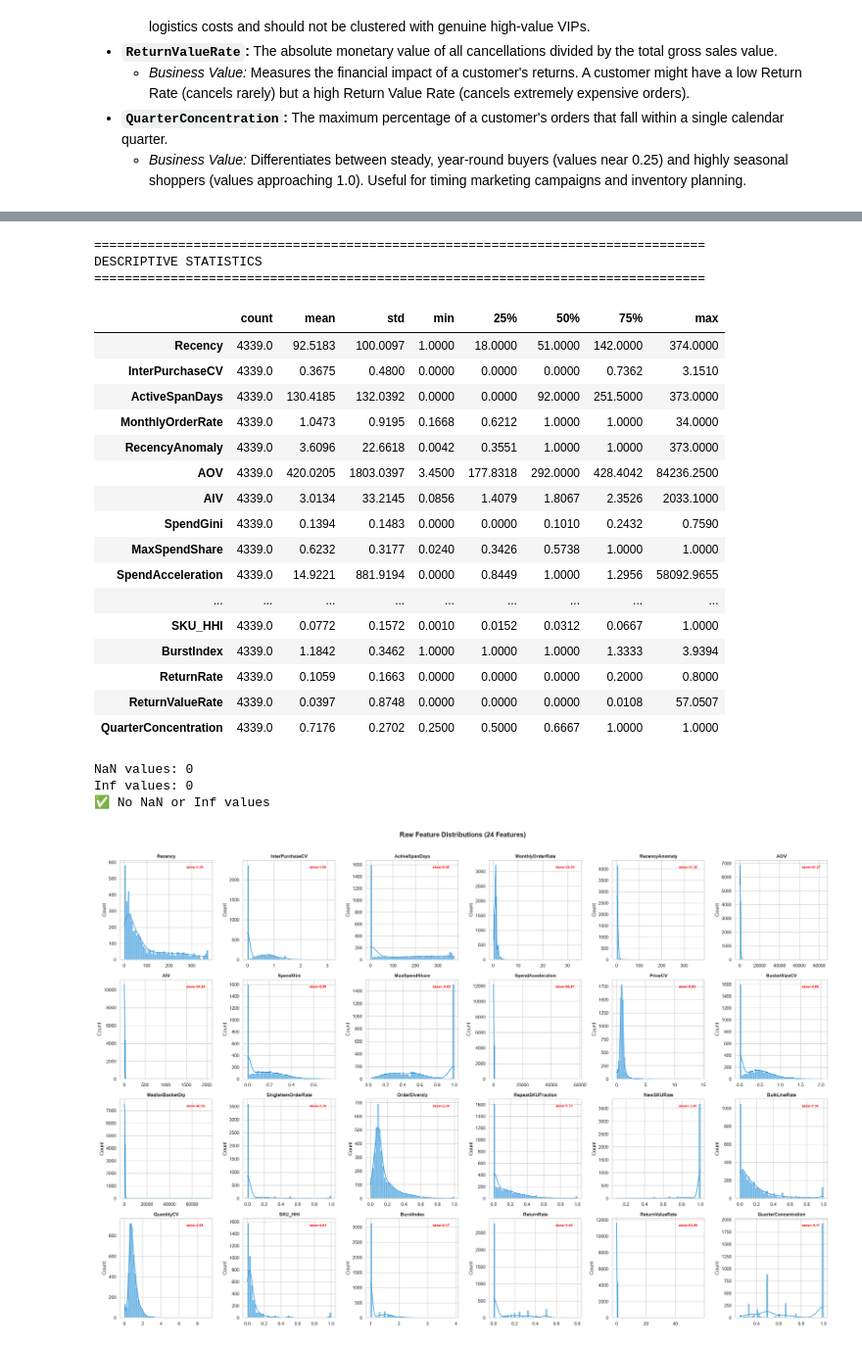
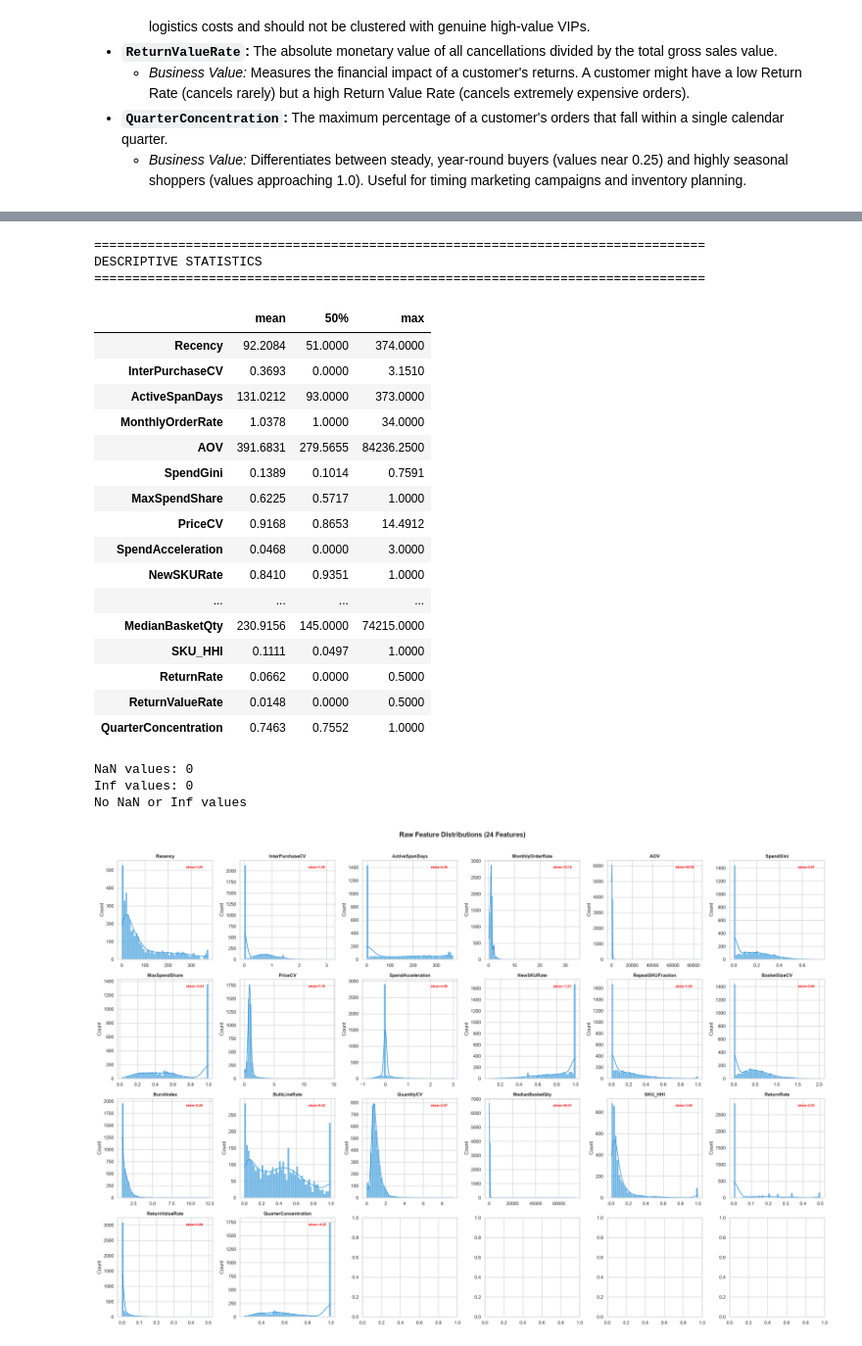
Before and after one commit to LouisTran1701/ecommerce-customer-segmentation, a Jupyter notebook: notebook/02_feature_engineering.ipynb, the cells around one changed output, grey strips where cells are left out. Shown at 98% size. Cells and saved outputs as stored; diff of their text form; code cells hidden in the pictures.

```diff
--- a/notebook/02_feature_engineering.ipynb
+++ b/notebook/02_feature_engineering.ipynb
@@ -77,9 +43,9 @@ Date range: 2010-12-01 08:26:00 → 2011-12-09 12:50:00
 # %%
 # Cancellation invoices start with 'C'
-is_cancel = df['InvoiceNo'].astype(str).str.startswith('C')
+is_cancel = raw['InvoiceNo'].astype(str).str.startswith('C')
 
 df_cancels = df[is_cancel].copy()
-df_sales = df[~is_cancel].copy()
+df_sales = df
 
 # For sales, enforce positive Quantity (should already be, but be safe)
 df_sales = df_sales[df_sales['Quantity'] > 0]
@@ -125,7 +90,7 @@ order_summary = df_sales.groupby(['CustomerID', 'InvoiceNo']).agg(
     line_count=('StockCode', 'count'),
     total_qty=('Quantity', 'sum'),
     unique_skus=('StockCode', 'nunique'),
-).reset_index()
+).reset_index().sort_values(['CustomerID', 'order_date'])
 
 print(f"Order summary: {order_summary.shape[0]:,} orders")
 
@@ -179,26 +149,25 @@ def purchase_rhythm_features(group):
     if n_orders < 2:
         inter_cv = 0.0
         monthly_rate = float(n_orders)  # treat as 1 month
-        recency_anomaly=1.0
     else:
-        gaps = dates.diff().dt.days.dropna()
+        gaps = dates.diff().dt.days
         inter_cv = cv(gaps)
-        months = max(active_span / 30.44, 1.0)
+        months = max(active_span / 30, 1.0)
         monthly_rate = n_orders / months
         mean_gap = gaps.mean()
-        recency_anomaly = recency / max(mean_gap, 1.0)
 
     return pd.Series({
         'Recency': recency,
         'InterPurchaseCV': inter_cv,
         'ActiveSpanDays': active_span,
         'MonthlyOrderRate': monthly_rate,
-        'RecencyAnomaly': recency_anomaly
     })
 
 print("Computing Purchase Rhythm features...")
 f_rhythm = order_summary.groupby('CustomerID').apply(
     purchase_rhythm_features, include_groups=False
 )
+
+display(f_rhythm.head())
 # %% [output]
 Computing Purchase Rhythm features...
@@ -422,19 +425,27 @@ cancel_invoice_count = df_cancels.groupby('CustomerID')['InvoiceNo'].nunique()
 all_customers = sales_invoice_count.index
 cancel_aligned = cancel_invoice_count.reindex(all_customers, fill_value=0)
 total_invoices = sales_invoice_count + cancel_aligned
-return_rate = (cancel_aligned / total_invoices).rename('ReturnRate')
+return_rate = (cancel_aligned / total_invoices).fillna(0.0).rename('ReturnRate')
 
 # ReturnValueRate: |cancellation value| / total sales value
 sales_value = df_sales.groupby('CustomerID')['TotalPrice'].sum()
 cancel_value = df_cancels.groupby('CustomerID')['TotalPrice'].sum().abs()
 cancel_value_aligned = cancel_value.reindex(all_customers, fill_value=0)
-return_value_rate = (cancel_value_aligned / sales_value.clip(lower=1e-6)).rename('ReturnValueRate')
+
+total_cash_flow = sales_value + cancel_value_aligned
+return_value_rate = (cancel_value_aligned / total_cash_flow.clip(lower=1e-6)).fillna(0.0).rename('ReturnValueRate')
 
 # QuarterConcentration: max quarterly order share
 def quarter_concentration(group):
-    """Max share of orders in any calendar quarter."""
-    quarters = group['order_date'].dt.quarter.value_counts(normalize=True)
-    return quarters.max()
+    """Max share of SPEND in any calendar quarter."""
+    q_spend = group.groupby(group['order_date'].dt.quarter)['order_total'].sum()
+    total_spend = q_spend.sum()
+
+    if total_spend <= 0:
+        return 0.25
+
+    max_share = q_spend.max() / total_spend
+    return float(np.clip(max_share, 0.25, 1.0))
 
 q_conc = order_summary.groupby('CustomerID').apply(
     quarter_concentration, include_groups=False
@@ -443,7 +454,9 @@ q_conc = order_summary.groupby('CustomerID').apply(
 f_lifecycle = pd.DataFrame({
     'ReturnRate': return_rate,
     'ReturnValueRate': return_value_rate,
-    'QuarterConcentration': q_conc,
+    'QuarterConcentration': q_conc
 })
+
+display(f_lifecycle.head())
 # %% [output]
 Computing Customer Lifecycle features...
@@ -489,57 +509,57 @@ Feature columns (24):
 print("=" * 80)
 print("DESCRIPTIVE STATISTICS")
 print("=" * 80)
-display(features.describe().T.round(4))
+display(features.describe().T[['mean', '50%', 'max']].round(4))
 
 # Check for NaN / Inf
 nan_count = features.isna().sum().sum()
 inf_count = np.isinf(features.values).sum()
 print(f"\nNaN values: {nan_count}")
 print(f"Inf values: {inf_count}")
 assert nan_count == 0, "NaN values found!"
 assert inf_count == 0, "Inf values found!"
-print("✅ No NaN or Inf values")
+print("No NaN or Inf values")
 
 # Histogram grid (4×5) of raw feature distributions
 fig, axes = plt.subplots(4, 6, figsize=(24, 16))
 axes = axes.flatten()
 
 for i, col in enumerate(features.columns):
     ax = axes[i]
     sns.histplot(features[col], kde=True, ax=ax, bins=50,
                  color='#3498db', edgecolor='white', alpha=0.7)
     ax.set_title(col, fontsize=11, fontweight='bold')
     ax.set_xlabel('')
     # Add skewness annotation
     skew_val = features[col].skew()
     ax.annotate(f'skew={skew_val:.2f}', xy=(0.72, 0.92), xycoords='axes fraction',
                 fontsize=8, color='red', fontweight='bold')
 
 plt.suptitle('Raw Feature Distributions (24 Features)', fontsize=16, fontweight='bold', y=1.01)
 plt.tight_layout()
 plt.show()
 # %% [output]
 ================================================================================
 DESCRIPTIVE STATISTICS
 ================================================================================
-|  | count | mean | std | min | 25% | 50% | 75% | max |
-| Recency | 4339.0 | 92.5183 | 100.0097 | 1.0000 | 18.0000 | 51.0000 | 142.0000 | 374.0000 |
-| InterPurchaseCV | 4339.0 | 0.3675 | 0.4800 | 0.0000 | 0.0000 | 0.0000 | 0.7362 | 3.1510 |
-| ActiveSpanDays | 4339.0 | 130.4185 | 132.0392 | 0.0000 | 0.0000 | 92.0000 | 251.5000 | 373.0000 |
-| MonthlyOrderRate | 4339.0 | 1.0473 | 0.9195 | 0.1668 | 0.6212 | 1.0000 | 1.0000 | 34.0000 |
-| RecencyAnomaly | 4339.0 | 3.6096 | 22.6618 | 0.0042 | 0.3551 | 1.0000 | 1.0000 | 373.0000 |
-| AOV | 4339.0 | 420.0205 | 1803.0397 | 3.4500 | 177.8318 | 292.0000 | 428.4042 | 84236.2500 |
-| AIV | 4339.0 | 3.0134 | 33.2145 | 0.0856 | 1.4079 | 1.8067 | 2.3526 | 2033.1000 |
-| SpendGini | 4339.0 | 0.1394 | 0.1483 | 0.0000 | 0.0000 | 0.1010 | 0.2432 | 0.7590 |
-| MaxSpendShare | 4339.0 | 0.6232 | 0.3177 | 0.0240 | 0.3426 | 0.5738 | 1.0000 | 1.0000 |
-| SpendAcceleration | 4339.0 | 14.9221 | 881.9194 | 0.0000 | 0.8449 | 1.0000 | 1.2956 | 58092.9655 |
-| ... | ... | ... | ... | ... | ... | ... | ... | ... |
-| SKU_HHI | 4339.0 | 0.0772 | 0.1572 | 0.0010 | 0.0152 | 0.0312 | 0.0667 | 1.0000 |
-| BurstIndex | 4339.0 | 1.1842 | 0.3462 | 1.0000 | 1.0000 | 1.0000 | 1.3333 | 3.9394 |
-| ReturnRate | 4339.0 | 0.1059 | 0.1663 | 0.0000 | 0.0000 | 0.0000 | 0.2000 | 0.8000 |
-| ReturnValueRate | 4339.0 | 0.0397 | 0.8748 | 0.0000 | 0.0000 | 0.0000 | 0.0108 | 57.0507 |
-| QuarterConcentration | 4339.0 | 0.7176 | 0.2702 | 0.2500 | 0.5000 | 0.6667 | 1.0000 | 1.0000 |
+|  | mean | 50% | max |
+| Recency | 92.2084 | 51.0000 | 374.0000 |
+| InterPurchaseCV | 0.3693 | 0.0000 | 3.1510 |
+| ActiveSpanDays | 131.0212 | 93.0000 | 373.0000 |
+| MonthlyOrderRate | 1.0378 | 1.0000 | 34.0000 |
+| AOV | 391.6831 | 279.5655 | 84236.2500 |
+| SpendGini | 0.1389 | 0.1014 | 0.7591 |
+| MaxSpendShare | 0.6225 | 0.5717 | 1.0000 |
+| PriceCV | 0.9168 | 0.8653 | 14.4912 |
+| SpendAcceleration | 0.0468 | 0.0000 | 3.0000 |
+| NewSKURate | 0.8410 | 0.9351 | 1.0000 |
+| ... | ... | ... | ... |
+| MedianBasketQty | 230.9156 | 145.0000 | 74215.0000 |
+| SKU_HHI | 0.1111 | 0.0497 | 1.0000 |
+| ReturnRate | 0.0662 | 0.0000 | 0.5000 |
+| ReturnValueRate | 0.0148 | 0.0000 | 0.5000 |
+| QuarterConcentration | 0.7463 | 0.7552 | 1.0000 |
 NaN values: 0
 Inf values: 0
-✅ No NaN or Inf values
+No NaN or Inf values
-[figure, old version]
+[figure, new version]
```
Also changed, not shown: parts of 31 cells of this notebook, 10 other files.
